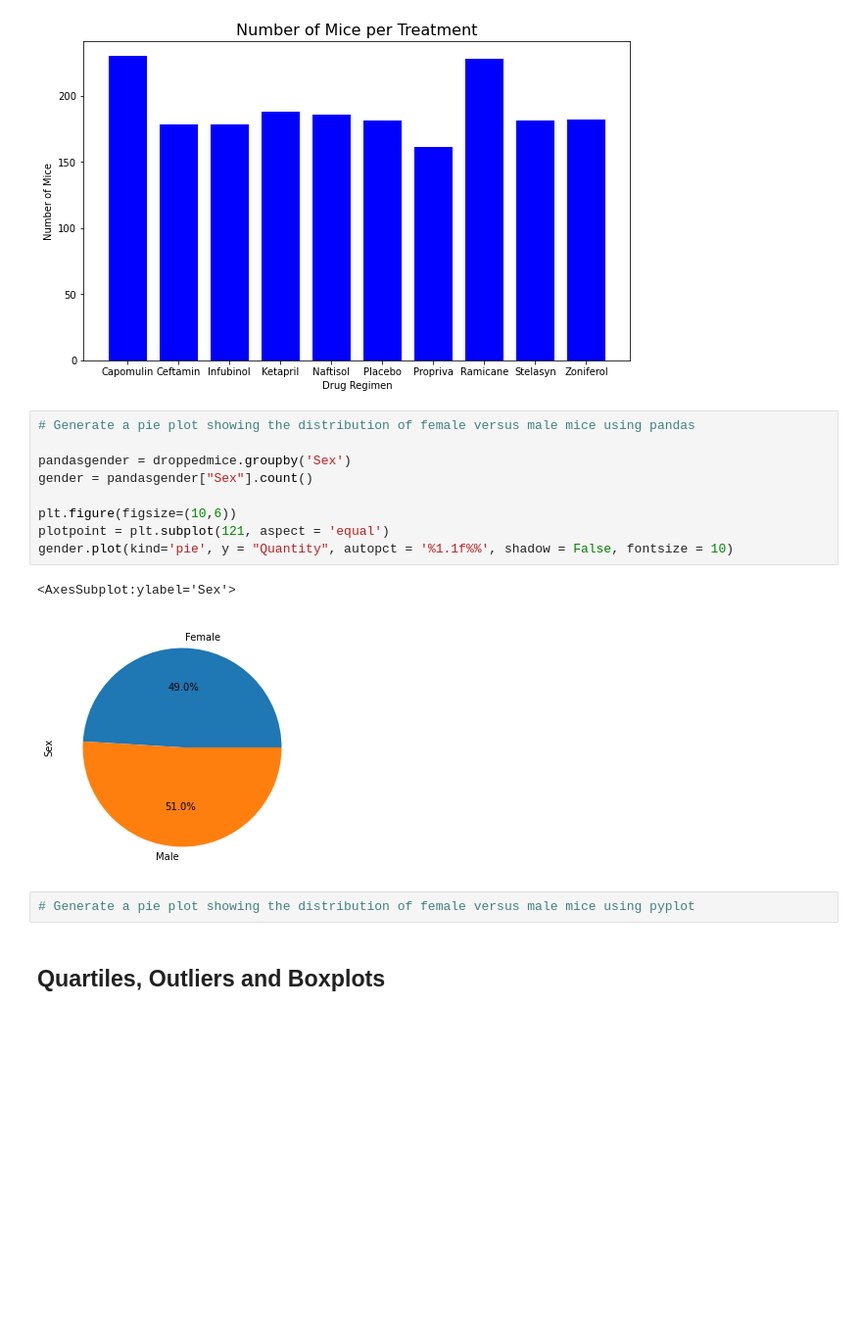
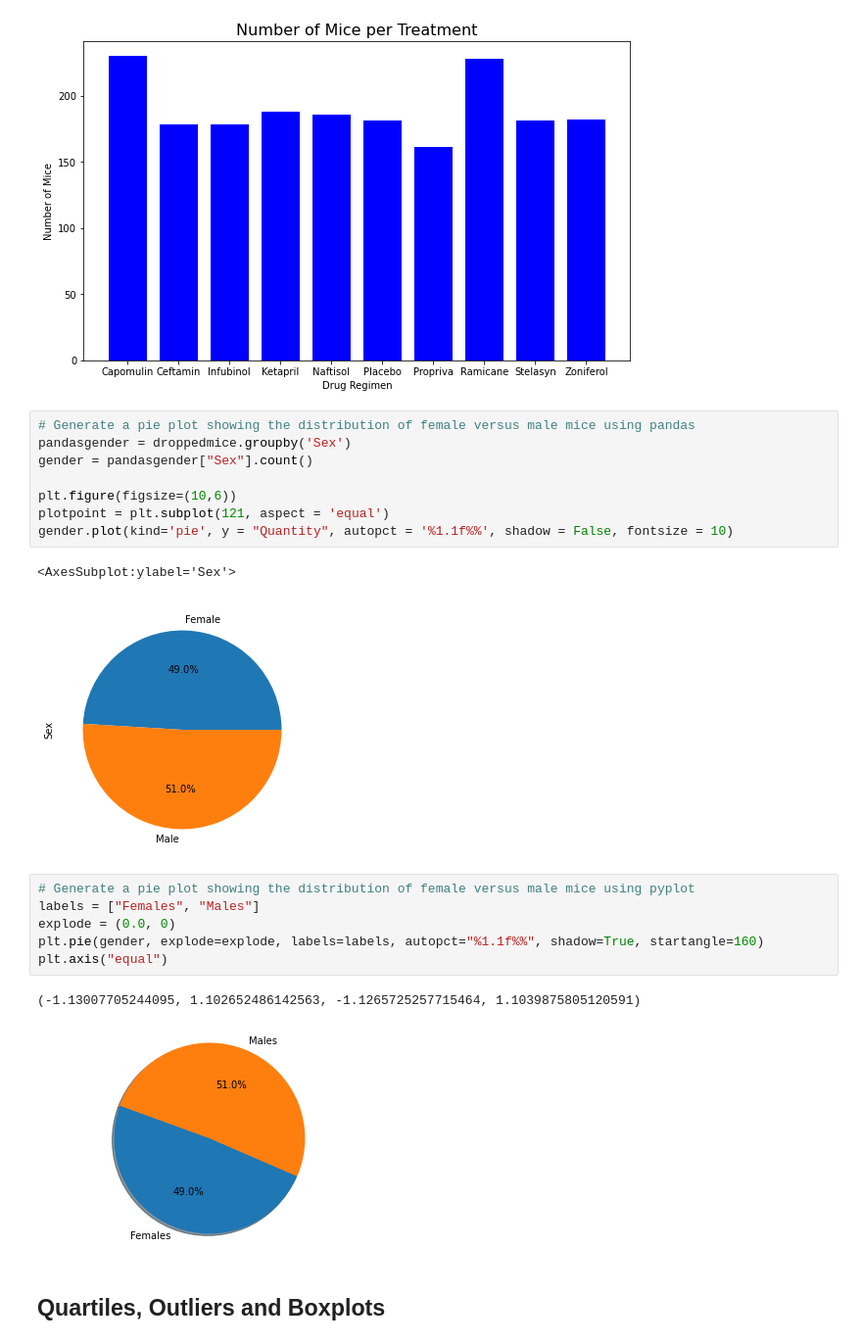
Before and after one commit to aschultz10/pymaceuticals, a Jupyter notebook: pymaceuticals_starter.ipynb, the cells around one changed output. Shown: that part at 98% size. Saved outputs shown, nothing was run; the diff lists cells and outputs as text; blank space fills up the shorter version.

```diff
--- a/pymaceuticals_starter.ipynb
+++ b/pymaceuticals_starter.ipynb
@@ -120,7 +120,6 @@ Text(0, 0.5, 'Number of Mice')
 [figure]
 # %%
 # Generate a pie plot showing the distribution of female versus male mice using pandas
-
 pandasgender = droppedmice.groupby('Sex')
 gender = pandasgender["Sex"].count()
 
@@ -132,6 +131,13 @@ gender.plot(kind='pie', y = "Quantity", autopct = '%1.1f%%', shadow = False, fon
 [figure]
 # %%
 # Generate a pie plot showing the distribution of female versus male mice using pyplot
+labels = ["Females", "Males"]
+explode = (0.0, 0)
+plt.pie(gender, explode=explode, labels=labels, autopct="%1.1f%%", shadow=True, startangle=160)
+plt.axis("equal")
+# %% [output]
+(-1.13007705244095, 1.102652486142563, -1.1265725257715464, 1.1039875805120591)
+[figure, added]
 # %% [markdown]
 ## Quartiles, Outliers and Boxplots
 # %%
```
Also changed, not shown: parts of 2 cells of this notebook.
